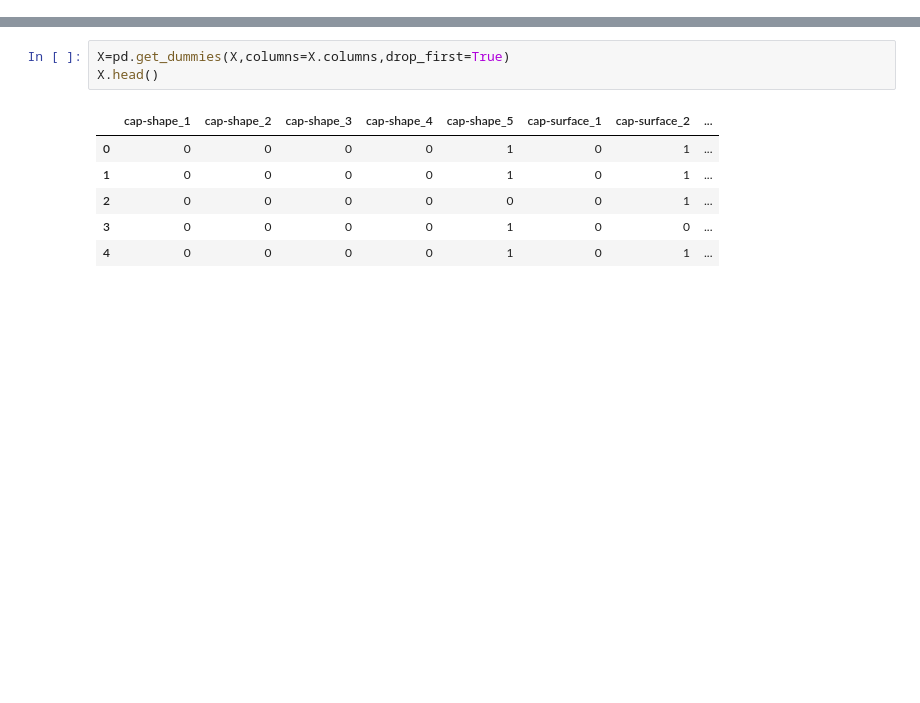
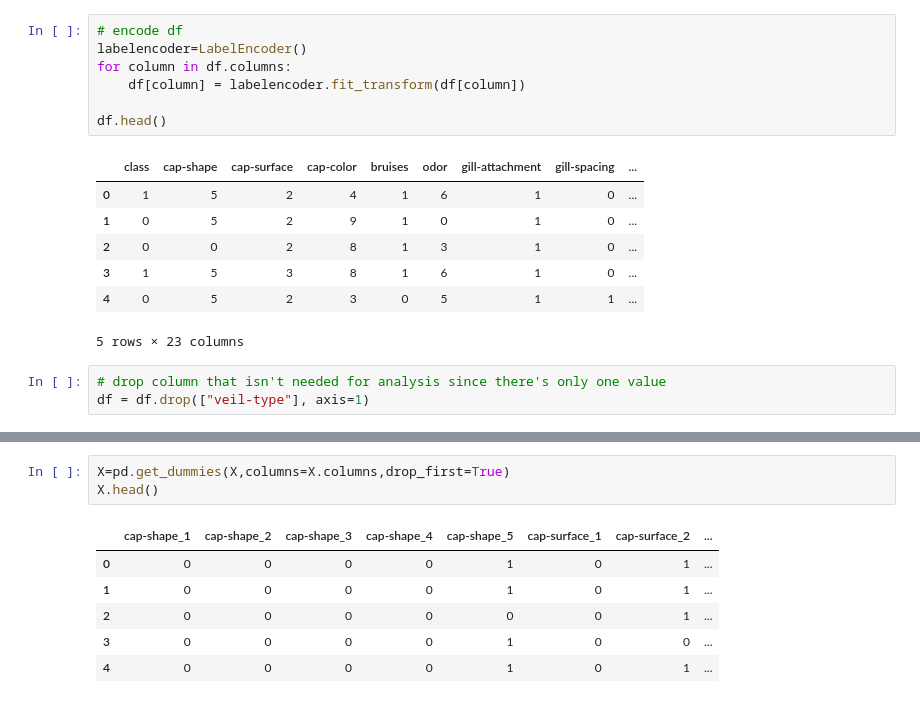
Before and after one commit to annajreed/Project_4, a Jupyter notebook: Mushroom_starter.ipynb, the cells around one changed output, grey strips where cells are left out. Cells and saved outputs as stored; diff of their text form; blank space fills up the shorter version.

```diff
--- a/Mushroom_starter.ipynb
+++ b/Mushroom_starter.ipynb
@@ -31,0 +50,18 @@ Name: class, dtype: int64
+# %%
+# encode df
+labelencoder=LabelEncoder()
+for column in df.columns:
+    df[column] = labelencoder.fit_transform(df[column])
+
+df.head()
+# %% [output]
+|  | class | cap-shape | cap-surface | cap-color | bruises | odor | gill-attachment | gill-spacing | ... |
+| 0 | 1 | 5 | 2 | 4 | 1 | 6 | 1 | 0 | ... |
+| 1 | 0 | 5 | 2 | 9 | 1 | 0 | 1 | 0 | ... |
+| 2 | 0 | 0 | 2 | 8 | 1 | 3 | 1 | 0 | ... |
+| 3 | 1 | 5 | 3 | 8 | 1 | 6 | 1 | 0 | ... |
+| 4 | 0 | 5 | 2 | 3 | 0 | 5 | 1 | 1 | ... |
+5 rows × 23 columns
+# %%
+# drop column that isn't needed for analysis since there's only one value
+df = df.drop(["veil-type"], axis=1)
```
Also changed, not shown: parts of 20 cells of this notebook.
